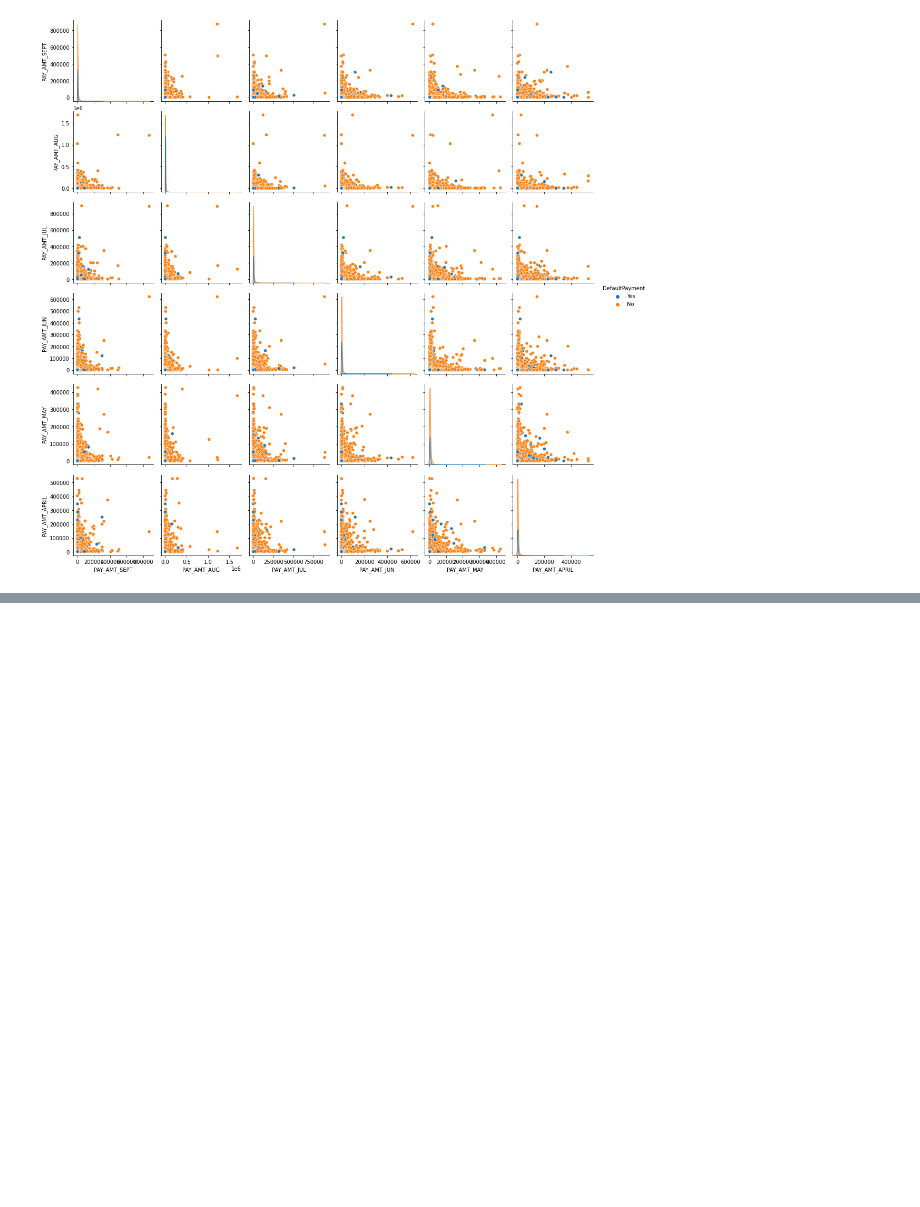
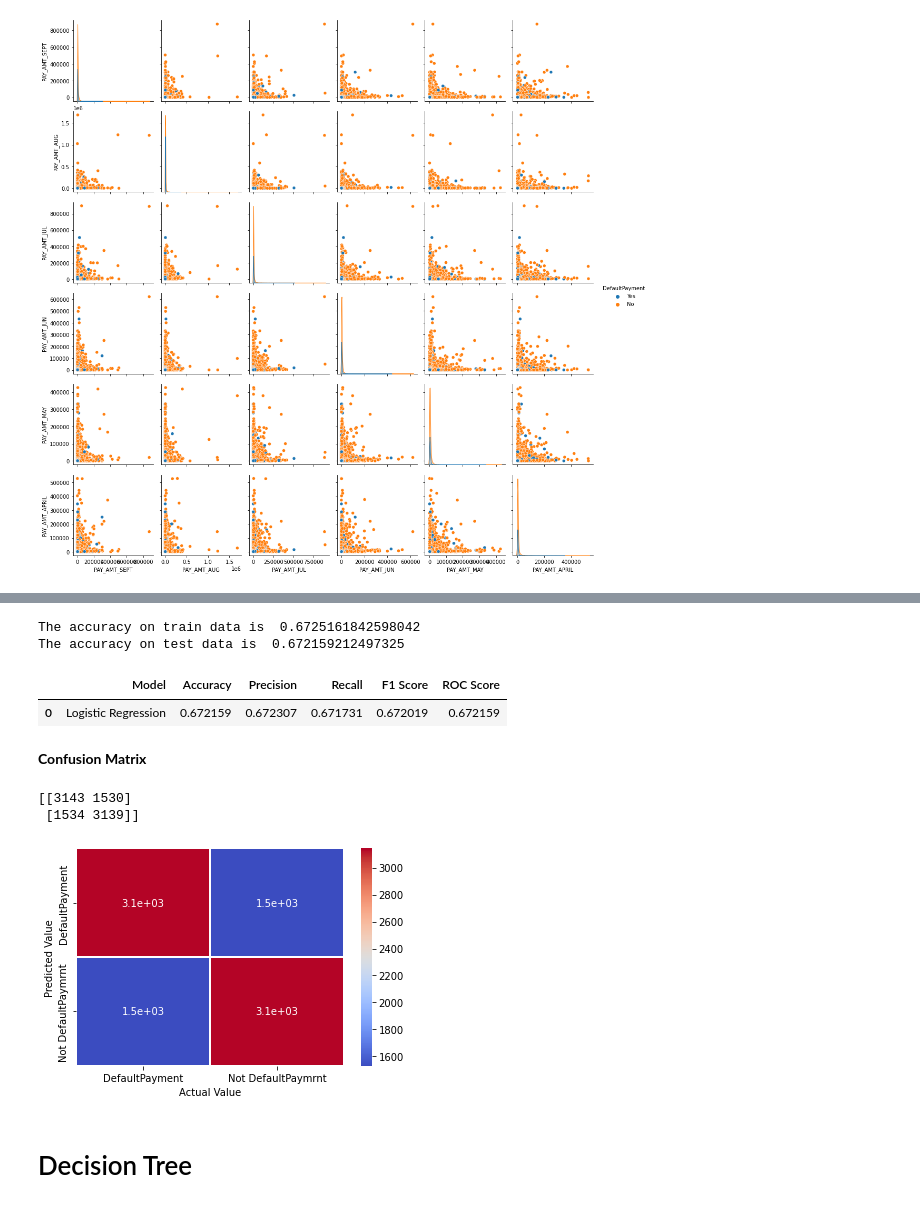
Before and after one commit to Yashwati-patel/Credit-Card-Default-Prediction, a Jupyter notebook: Final_Notebbok_of__Credit_Card_Default_Prediction.ipynb, the cells around one changed output, grey strips where cells are left out. Drawn from its saved outputs; the diff is of its cells as text; code cells hidden in the pictures; blank space fills up the shorter version.

```diff
--- a/Final_Notebbok_of__Credit_Card_Default_Prediction.ipynb
+++ b/Final_Notebbok_of__Credit_Card_Default_Prediction.ipynb
@@ -371,0 +502,4 @@ sns.pairplot(data = DF_Paid_Amt, hue='DefaultPayment')
+# %%
+# Impoert Libraries
+from sklearn.model_selection import train_test_split
+X_train, X_test, y_train, y_test = train_test_split(X, y, test_size=0.2,random_state=42, stratify=y)
@@ -371,0 +518,9 @@ sns.pairplot(data = DF_Paid_Amt, hue='DefaultPayment')
+# %%
+# Importing Libraries
+from sklearn.linear_model import LogisticRegression
+from sklearn.model_selection import GridSearchCV
+
+param_grid = {'penalty':['l1','l2'], 'C' : [0.0001,0.001, 0.01, 0.1, 0.2, 0.3, 0.4, 0.5, 0.6, 0.7, 0.8, 0.9, 1, 10, 20, 50, 100] }
+
+Logistic_Model= GridSearchCV(LogisticRegression(), param_grid, scoring = 'recall', n_jobs = -1, verbose = 3, cv = 3)
+Logistic_Model.fit(X_train, y_train)
@@ -371,0 +544,2 @@ sns.pairplot(data = DF_Paid_Amt, hue='DefaultPayment')
+# %%
+y_pred_Logistic_test = Logistic_Model.predict(X_test)
@@ -371,0 +551,47 @@ sns.pairplot(data = DF_Paid_Amt, hue='DefaultPayment')
+# %%
+# check model evaluation
+Logistic_train_accuracy= accuracy_score(y_train, y_pred_Logistic_train)
+Logistic_test_accuracy= accuracy_score(y_test, y_pred_Logistic_test)
+
+print("The accuracy on train data is ", Logistic_train_accuracy)
+print("The accuracy on test data is ", Logistic_test_accuracy)
+# %% [output]
+The accuracy on train data is  0.6725161842598042
+The accuracy on test data is  0.672159212497325
+# %%
+# Check Prediction
+Logistic_test_precision= precision_score(y_test, y_pred_Logistic_test)
+Logistic_test_recall= recall_score(y_test, y_pred_Logistic_test)
+Logistic_test_f1score= f1_score(y_test, y_pred_Logistic_test)
+Logistic_test_roc_auc= roc_auc_score(y_test, y_pred_Logistic_test)
+Logistic_test_confusion_matrix= confusion_matrix(y_test, y_pred_Logistic_test)
+# %%
+Model_Value = pd.DataFrame([['Logistic Regression', Logistic_test_accuracy, Logistic_test_precision, Logistic_test_recall,
+                         Logistic_test_f1score, Logistic_test_roc_auc]],
+               columns = ['Model', 'Accuracy', 'Precision', 'Recall', 'F1 Score','ROC Score'])
+Model_Value
+# %% [output]
+|  | Model | Accuracy | Precision | Recall | F1 Score | ROC Score |
+| 0 | Logistic Regression | 0.672159 | 0.672307 | 0.671731 | 0.672019 | 0.672159 |
+# %% [markdown]
+**Confusion Matrix**
+# %%
+# Find value
+print(Logistic_test_confusion_matrix)
+# %% [output]
+[[3143 1530]
+ [1534 3139]]
+# %%
+# Plot Matrix
+labels = ['DefaultPayment', 'Not DefaultPaymrnt']
+ax= plt.subplot()
+sns.heatmap(Logistic_test_confusion_matrix, annot= True,linewidths=1, cmap='coolwarm', ax= ax)
+ax.xaxis.set_ticklabels(labels)
+ax.yaxis.set_ticklabels(labels)
+plt.xlabel('Actual Value')
+plt.ylabel('Predicted Value')
+plt.show()
+# %% [output]
+[figure, added]
+# %% [markdown]
+# Decision Tree
```
Also changed, not shown: parts of 43 cells of this notebook.
